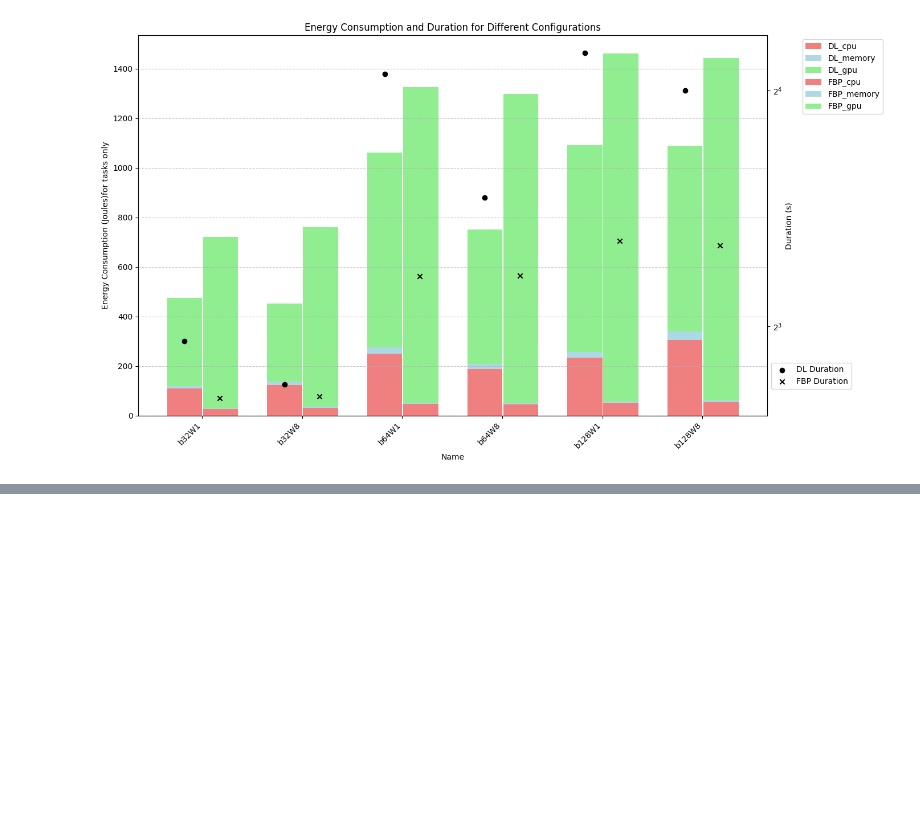
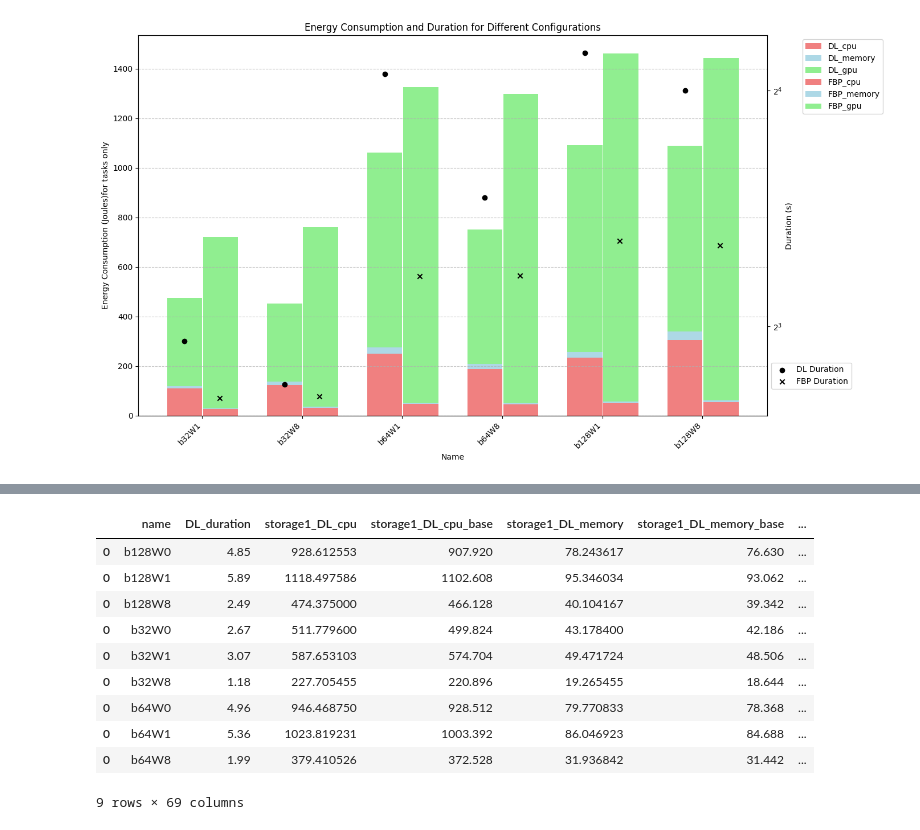
Before and after one commit to H-jamil/MultiNodeEnergyTracker, a Jupyter notebook: test_code.ipynb, the cells around one changed output, grey strips where cells are left out. Saved outputs shown, nothing was run; the diff lists cells and outputs as text; code cells hidden in the pictures; blank space fills up the shorter version.

```diff
--- a/test_code.ipynb
+++ b/test_code.ipynb
@@ -1298,0 +1427,14 @@ Name: b128W8
+# %%
+final_df_ramdisk
+# %% [output]
+|  | name | DL_duration | storage1_DL_cpu | storage1_DL_cpu_base | storage1_DL_memory | storage1_DL_memory_base | ... |
+| 0 | b128W0 | 4.85 | 928.612553 | 907.920 | 78.243617 | 76.630 | ... |
+| 0 | b128W1 | 5.89 | 1118.497586 | 1102.608 | 95.346034 | 93.062 | ... |
+| 0 | b128W8 | 2.49 | 474.375000 | 466.128 | 40.104167 | 39.342 | ... |
+| 0 | b32W0 | 2.67 | 511.779600 | 499.824 | 43.178400 | 42.186 | ... |
+| 0 | b32W1 | 3.07 | 587.653103 | 574.704 | 49.471724 | 48.506 | ... |
+| 0 | b32W8 | 1.18 | 227.705455 | 220.896 | 19.265455 | 18.644 | ... |
+| 0 | b64W0 | 4.96 | 946.468750 | 928.512 | 79.770833 | 78.368 | ... |
+| 0 | b64W1 | 5.36 | 1023.819231 | 1003.392 | 86.046923 | 84.688 | ... |
+| 0 | b64W8 | 1.99 | 379.410526 | 372.528 | 31.936842 | 31.442 | ... |
+9 rows × 69 columns
```
Also changed, not shown: parts of 17 cells of this notebook, 10 other files.
